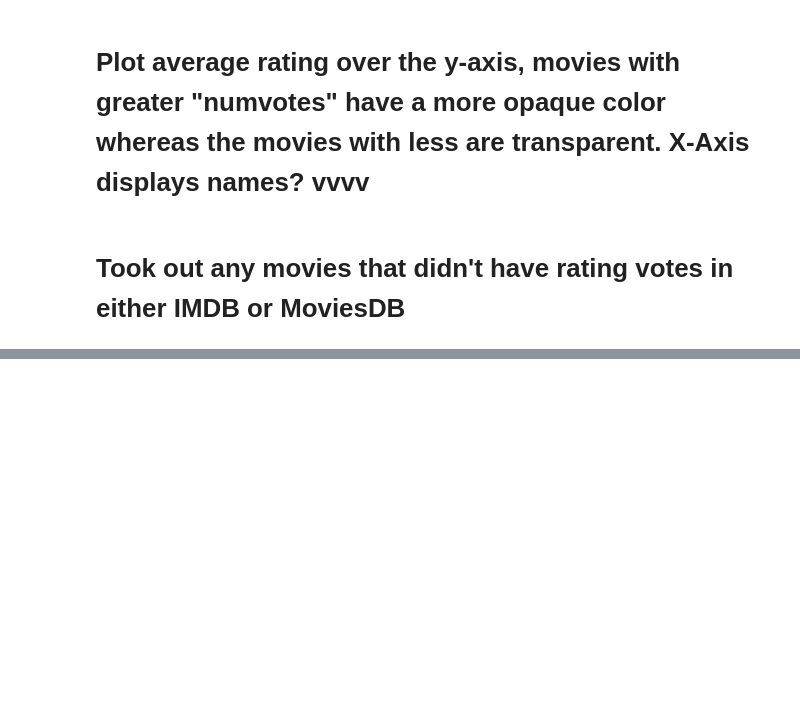
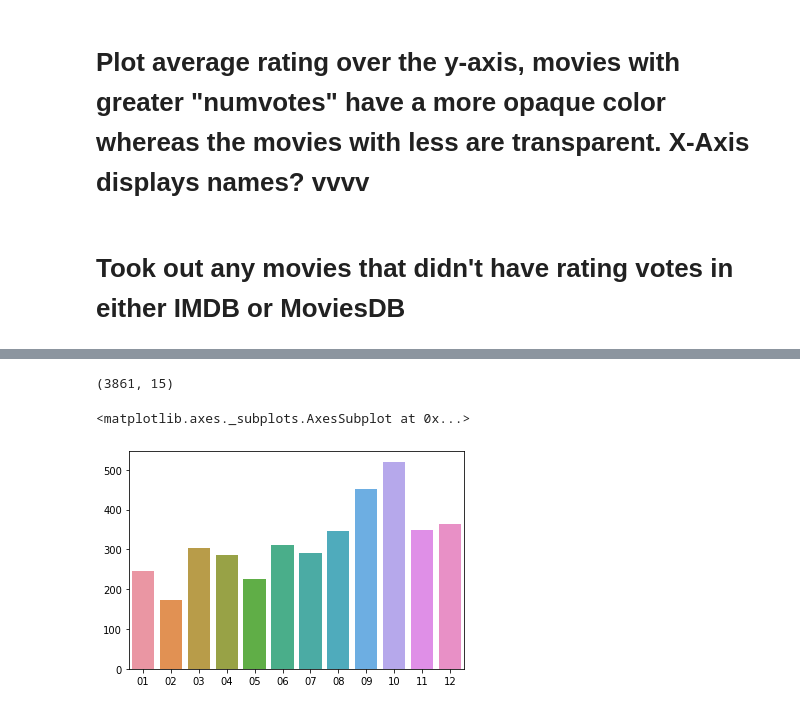
Before and after one commit to anilca-lab/FIS-Mod1-Project, a Jupyter notebook: imported_film_data.ipynb, the cells around one changed output, grey strips where cells are left out. Cells and saved outputs as stored; diff of their text form; code cells hidden in the pictures; blank space fills up the shorter version.

```diff
--- a/imported_film_data.ipynb
+++ b/imported_film_data.ipynb
@@ -97 +103,14 @@ df_merged = df.loc[df._merge == 'both']
+# %%
+# df_clean["release_year_month"].map(lambda x: len(x.split())).head()
+
+month = []
+for movies in df_clean["release_year_month"]:
+    if isinstance(movies, str):
+        month.append(movies[5:7])
+    else:
+        month.append("00")
+df_clean["month"] = month
+# %%
+df_watched = df_clean.loc[(df_clean["numvotes"] >= 284) & (df_clean["vote_count"] >= 25)]
+#Removed all but the top 25% of voted on movies...
 # %%
@@ -120,0 +151,13 @@ memory usage: 1.9+ MB
+# %%
+df_watched.shape
+# %% [output]
+(3861, 15)
+# %%
+total_movies_month = df_watched["month"].value_counts()
+# %%
+total_movies_month = total_movies_month.sort_index()
+# %%
+sns.barplot(total_movies_month.index, total_movies_month.values)
+# %% [output]
+<matplotlib.axes._subplots.AxesSubplot at 0x...>
+[figure, added]
```
Also changed, not shown: parts of 10 cells of this notebook, 1 other file.
